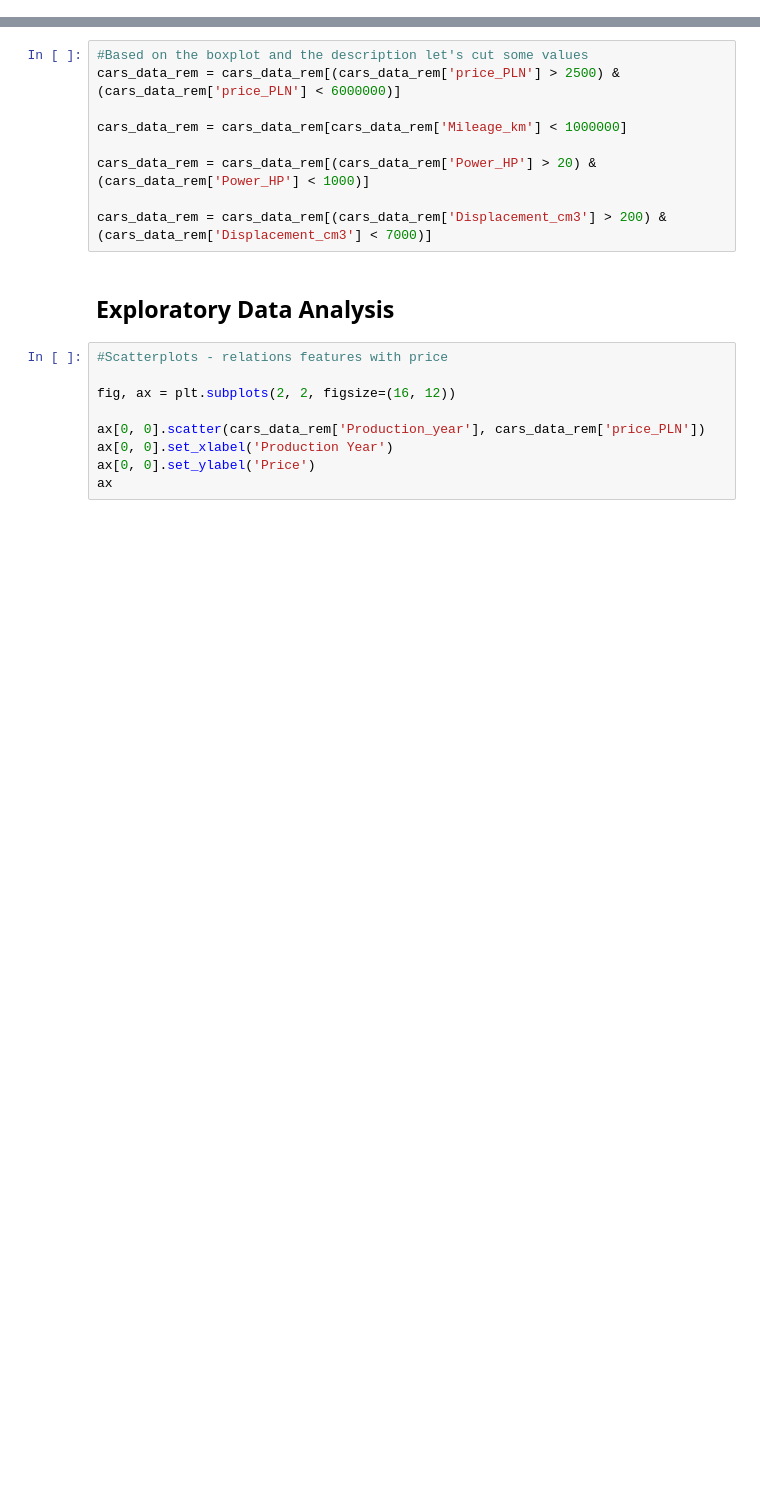
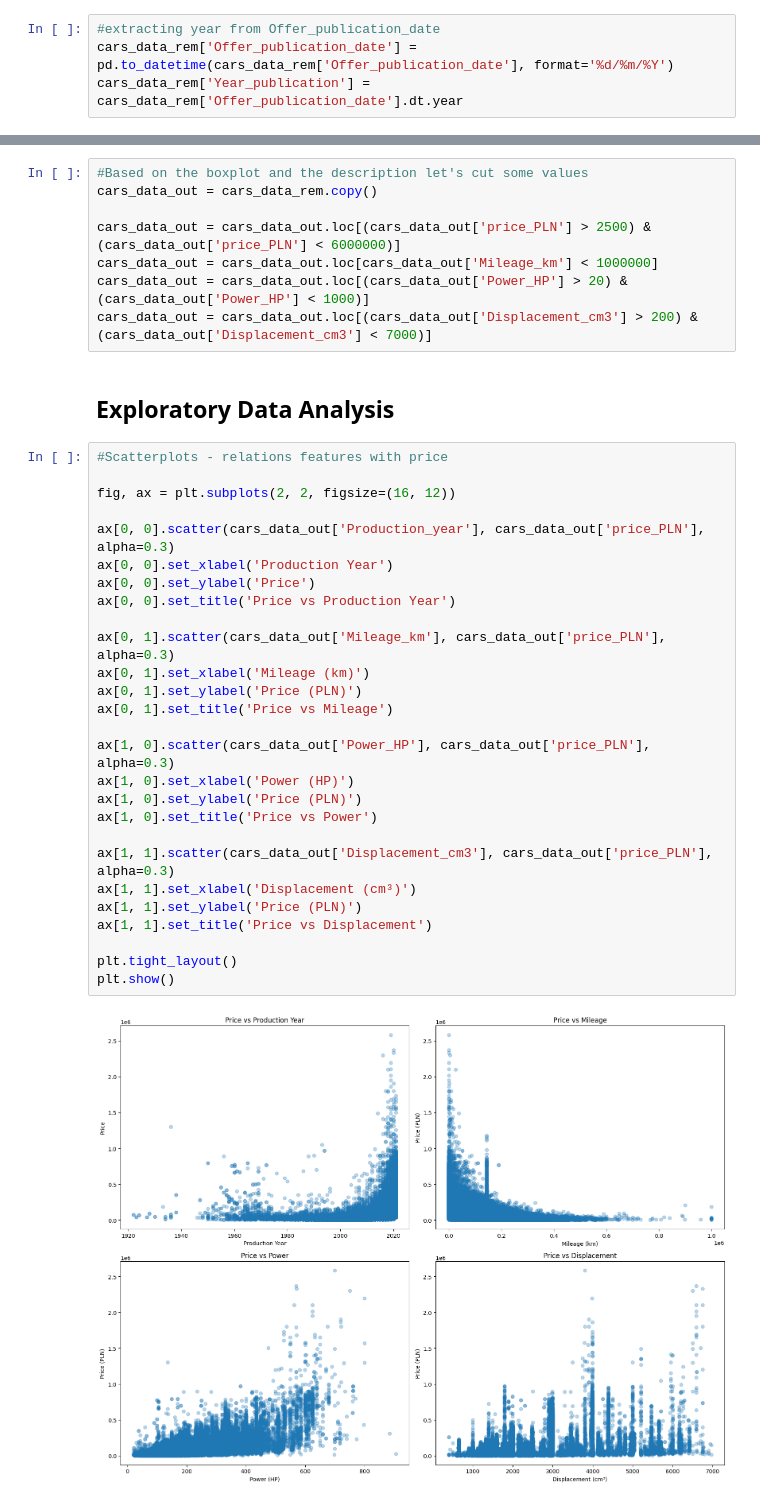
Before and after one commit to Przemsonn05/Cars-Price-Prediction-in-Poland, a Jupyter notebook: notebooks/cars_price_prediction.ipynb, the cells around one changed output, grey strips where cells are left out. Drawn from its saved outputs; the diff is of its cells as text; blank space fills up the shorter version.

```diff
--- a/notebooks/cars_price_prediction.ipynb
+++ b/notebooks/cars_price_prediction.ipynb
@@ -161,6 +162,10 @@ def fill_with_mode(x):
         return x.fillna('Unknown')
 
 cars_data_rem['Drive'] = cars_data_rem.groupby('Vehicle_model')['Drive'].transform(fill_with_mode)
+# %%
+#extracting year from Offer_publication_date
+cars_data_rem['Offer_publication_date'] = pd.to_datetime(cars_data_rem['Offer_publication_date'], format='%d/%m/%Y')
+cars_data_rem['Year_publication'] = cars_data_rem['Offer_publication_date'].dt.year
 # %%
 #The dataset should not contains NaN values
 cars_data_rem.isna().sum()
@@ -224,21 +229,40 @@ The bottom left boxplot presents engine power distribution. Most vehicles have p
 The bottom right boxplot shows engine displacement distribution. The typical range appears to be 1,200-2,500 cm³, which is standard for passenger cars in Europe. The interquartile range (the box itself) is relatively narrow, indicating consistency in most vehicles. However, outliers exceeding 7,000-8,500 cm³ are present, which typically represent American V8 engines (muscle cars, trucks) or specialty vehicles. For a focused analysis of the mainstream European car market, these extreme values should be filtered out.
 # %%
 #Based on the boxplot and the description let's cut some values
-cars_data_rem = cars_data_rem[(cars_data_rem['price_PLN'] > 2500) & (cars_data_rem['price_PLN'] < 6000000)]
+cars_data_out = cars_data_rem.copy()
 
-cars_data_rem = cars_data_rem[cars_data_rem['Mileage_km'] < 1000000]
-
-cars_data_rem = cars_data_rem[(cars_data_rem['Power_HP'] > 20) & (cars_data_rem['Power_HP'] < 1000)]
-
-cars_data_rem = cars_data_rem[(cars_data_rem['Displacement_cm3'] > 200) & (cars_data_rem['Displacement_cm3'] < 7000)]
+cars_data_out = cars_data_out.loc[(cars_data_out['price_PLN'] > 2500) & (cars_data_out['price_PLN'] < 6000000)]
+cars_data_out = cars_data_out.loc[cars_data_out['Mileage_km'] < 1000000]
+cars_data_out = cars_data_out.loc[(cars_data_out['Power_HP'] > 20) & (cars_data_out['Power_HP'] < 1000)]
+cars_data_out = cars_data_out.loc[(cars_data_out['Displacement_cm3'] > 200) & (cars_data_out['Displacement_cm3'] < 7000)]
 # %% [markdown]
 ## Exploratory Data Analysis
 # %%
 #Scatterplots - relations features with price
 
 fig, ax = plt.subplots(2, 2, figsize=(16, 12))
 
-ax[0, 0].scatter(cars_data_rem['Production_year'], cars_data_rem['price_PLN'])
+ax[0, 0].scatter(cars_data_out['Production_year'], cars_data_out['price_PLN'], alpha=0.3)
 ax[0, 0].set_xlabel('Production Year')
 ax[0, 0].set_ylabel('Price')
-ax
+ax[0, 0].set_title('Price vs Production Year')
+
+ax[0, 1].scatter(cars_data_out['Mileage_km'], cars_data_out['price_PLN'], alpha=0.3)
+ax[0, 1].set_xlabel('Mileage (km)')
+ax[0, 1].set_ylabel('Price (PLN)')
+ax[0, 1].set_title('Price vs Mileage')
+
+ax[1, 0].scatter(cars_data_out['Power_HP'], cars_data_out['price_PLN'], alpha=0.3)
+ax[1, 0].set_xlabel('Power (HP)')
+ax[1, 0].set_ylabel('Price (PLN)')
+ax[1, 0].set_title('Price vs Power')
+
+ax[1, 1].scatter(cars_data_out['Displacement_cm3'], cars_data_out['price_PLN'], alpha=0.3)
+ax[1, 1].set_xlabel('Displacement (cm³)')
+ax[1, 1].set_ylabel('Price (PLN)')
+ax[1, 1].set_title('Price vs Displacement')
+
+plt.tight_layout()
+plt.show()
+# %% [output]
+[figure, added]
```
Also changed, not shown: parts of 23 cells of this notebook.
